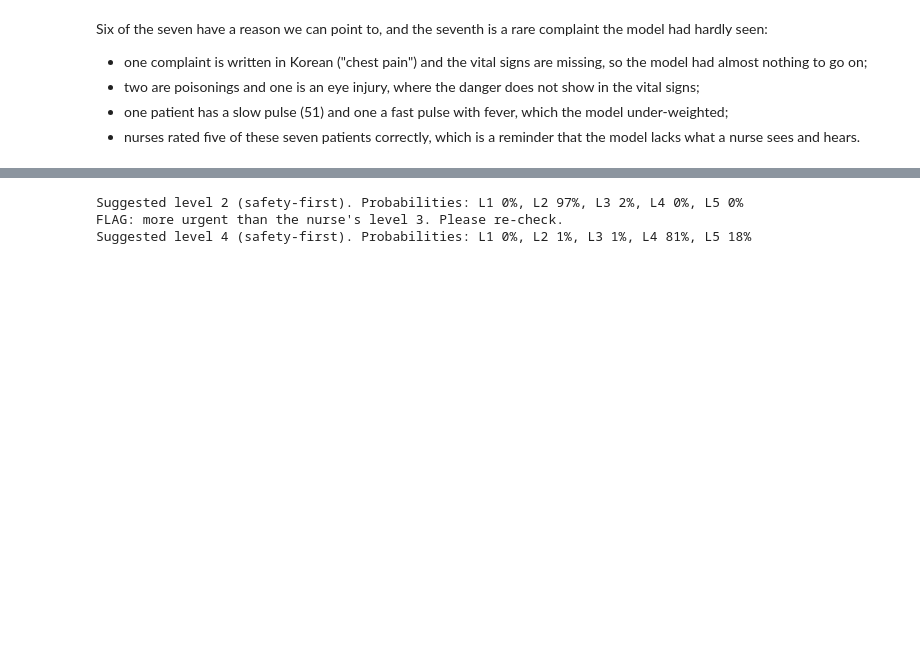
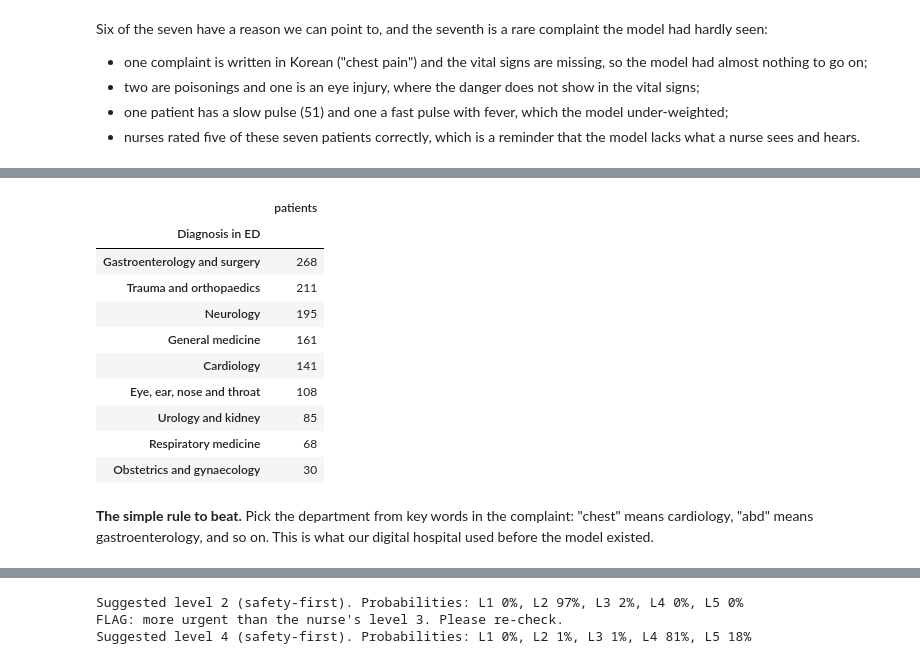
Before and after one commit to potlatiy/emergency-triage-ai, a Jupyter notebook: triage.ipynb, the cells around one changed output, grey strips where cells are left out. Drawn from its saved outputs; the diff is of its cells as text; code cells hidden in the pictures; blank space fills up the shorter version.

```diff
--- a/triage.ipynb
+++ b/triage.ipynb
@@ -541,0 +553,22 @@ Six of the seven have a reason we can point to, and the seventh is a rare compla
+# %%
+table_file = "data/diagnosis_departments.csv"
+if not os.path.exists(table_file):
+    table_file = "https://raw.githubusercontent.com/potlatiy/emergency-triage-ai/main/data/diagnosis_departments.csv"
+table = pd.read_csv(table_file, keep_default_na=False)
+department = df["Diagnosis in ED"].fillna("").str.strip().map(dict(zip(table["diagnosis"], table["department"]))).fillna("General medicine")
+department.value_counts().to_frame("patients")
+# %% [output]
+|  | patients |
+| Diagnosis in ED |  |
+| Gastroenterology and surgery | 268 |
+| Trauma and orthopaedics | 211 |
+| Neurology | 195 |
+| General medicine | 161 |
+| Cardiology | 141 |
+| Eye, ear, nose and throat | 108 |
+| Urology and kidney | 85 |
+| Respiratory medicine | 68 |
+| Obstetrics and gynaecology | 30 |
+# %% [markdown]
+**The simple rule to beat.** Pick the department from key words in the complaint: "chest" means cardiology,
+"abd" means gastroenterology, and so on. This is what our digital hospital used before the model existed.
```
Also changed, not shown: parts of 12 cells of this notebook, 7 other files.
